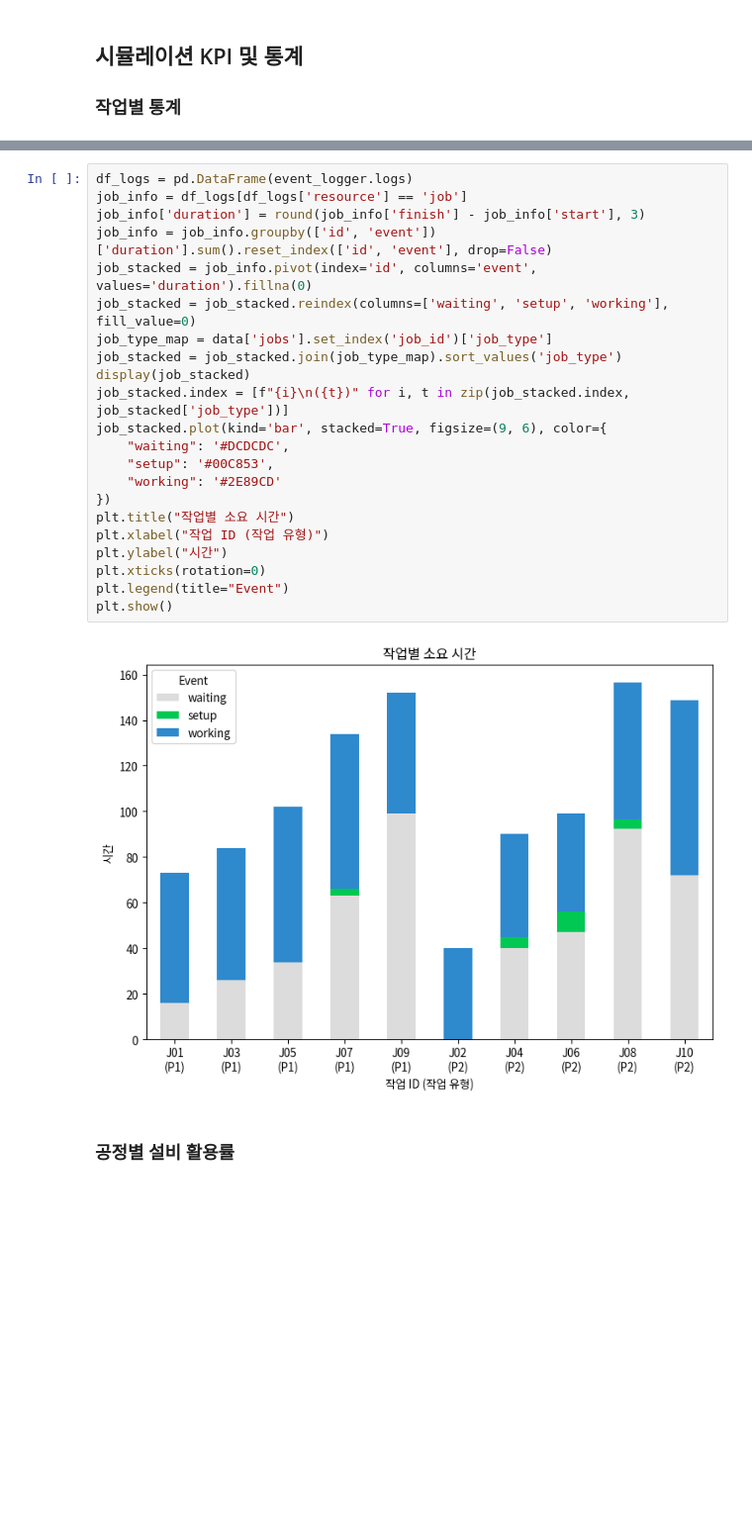
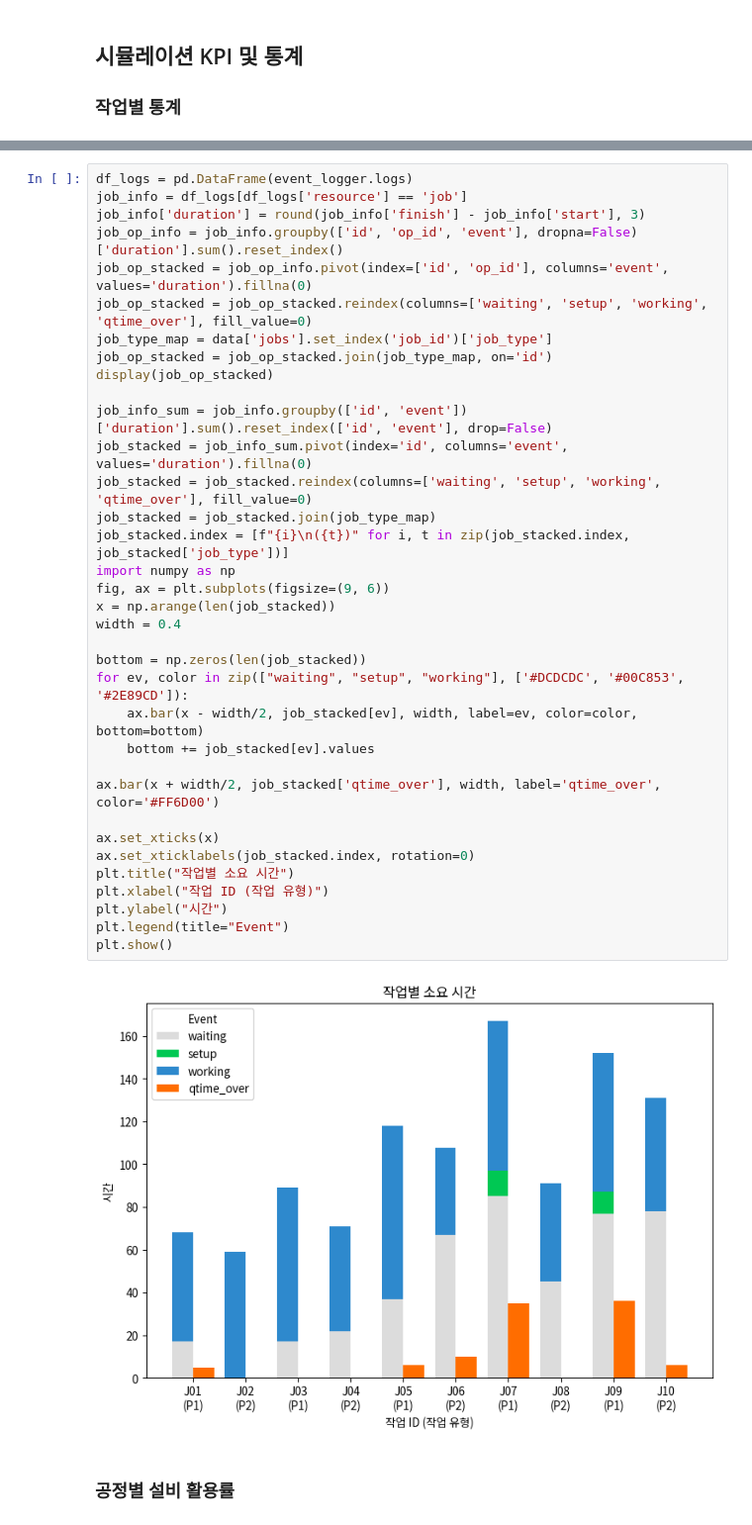
Before and after one commit to cryscham123/simulation_teamwork, a Jupyter notebook: result.ipynb, the cells around one changed output, grey strips where cells are left out. Shown at 99% size. Drawn from its saved outputs; the diff is of its cells as text; blank space fills up the shorter version.

Commit message:
fix: qtime이 제대로 반영되지 않던 것을 수정했다.
리팩토링이 많이 필요해 보이지만 일단은 이렇게 코드 작성했다. qtime은
이제 event log에 기록되도록 수정했다. job KPI도 op_id별로 보이게
수정했다.

```diff
--- a/result.ipynb
+++ b/result.ipynb
@@ -116,27 +115,40 @@ Job ID: J10 QTime Violation: 0.0    완료 시간: 148.536
 # %%
 df_logs = pd.DataFrame(event_logger.logs)
 job_info = df_logs[df_logs['resource'] == 'job']
 job_info['duration'] = round(job_info['finish'] - job_info['start'], 3)
-job_info = job_info.groupby(['id', 'event'])['duration'].sum().reset_index(['id', 'event'], drop=False)
-job_stacked = job_info.pivot(index='id', columns='event', values='duration').fillna(0)
-job_stacked = job_stacked.reindex(columns=['waiting', 'setup', 'working'], fill_value=0)
+job_op_info = job_info.groupby(['id', 'op_id', 'event'], dropna=False)['duration'].sum().reset_index()
+job_op_stacked = job_op_info.pivot(index=['id', 'op_id'], columns='event', values='duration').fillna(0)
+job_op_stacked = job_op_stacked.reindex(columns=['waiting', 'setup', 'working', 'qtime_over'], fill_value=0)
 job_type_map = data['jobs'].set_index('job_id')['job_type']
-job_stacked = job_stacked.join(job_type_map).sort_values('job_type')
-display(job_stacked)
+job_op_stacked = job_op_stacked.join(job_type_map, on='id')
+display(job_op_stacked)
+
+job_info_sum = job_info.groupby(['id', 'event'])['duration'].sum().reset_index(['id', 'event'], drop=False)
+job_stacked = job_info_sum.pivot(index='id', columns='event', values='duration').fillna(0)
+job_stacked = job_stacked.reindex(columns=['waiting', 'setup', 'working', 'qtime_over'], fill_value=0)
+job_stacked = job_stacked.join(job_type_map)
 job_stacked.index = [f"{i}\n({t})" for i, t in zip(job_stacked.index, job_stacked['job_type'])]
-job_stacked.plot(kind='bar', stacked=True, figsize=(9, 6), color={
-    "waiting": '#DCDCDC',
-    "setup": '#00C853',
-    "working": '#2E89CD'
-})
+import numpy as np
+fig, ax = plt.subplots(figsize=(9, 6))
+x = np.arange(len(job_stacked))
+width = 0.4
+
+bottom = np.zeros(len(job_stacked))
+for ev, color in zip(["waiting", "setup", "working"], ['#DCDCDC', '#00C853', '#2E89CD']):
+    ax.bar(x - width/2, job_stacked[ev], width, label=ev, color=color, bottom=bottom)
+    bottom += job_stacked[ev].values
+
+ax.bar(x + width/2, job_stacked['qtime_over'], width, label='qtime_over', color='#FF6D00')
+
+ax.set_xticks(x)
+ax.set_xticklabels(job_stacked.index, rotation=0)
 plt.title("작업별 소요 시간")
 plt.xlabel("작업 ID (작업 유형)")
 plt.ylabel("시간")
-plt.xticks(rotation=0)
 plt.legend(title="Event")
 plt.show()
 # %% [output]
-[figure, old version]
+[figure, new version]
 # %% [markdown]
 ### 공정별 설비 활용률
 # %%
```
Also changed, not shown: parts of 3 cells of this notebook, 5 other files.
